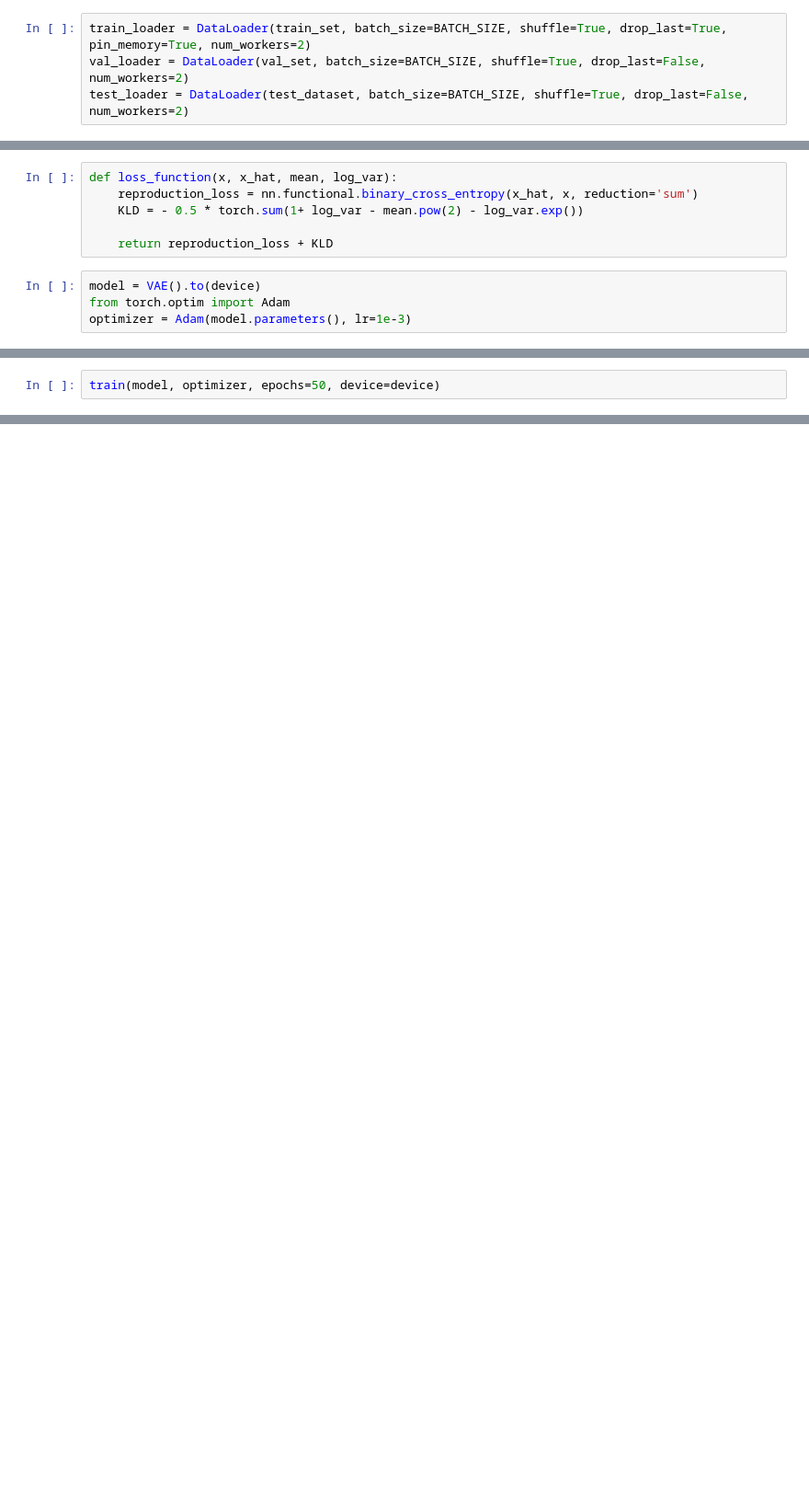
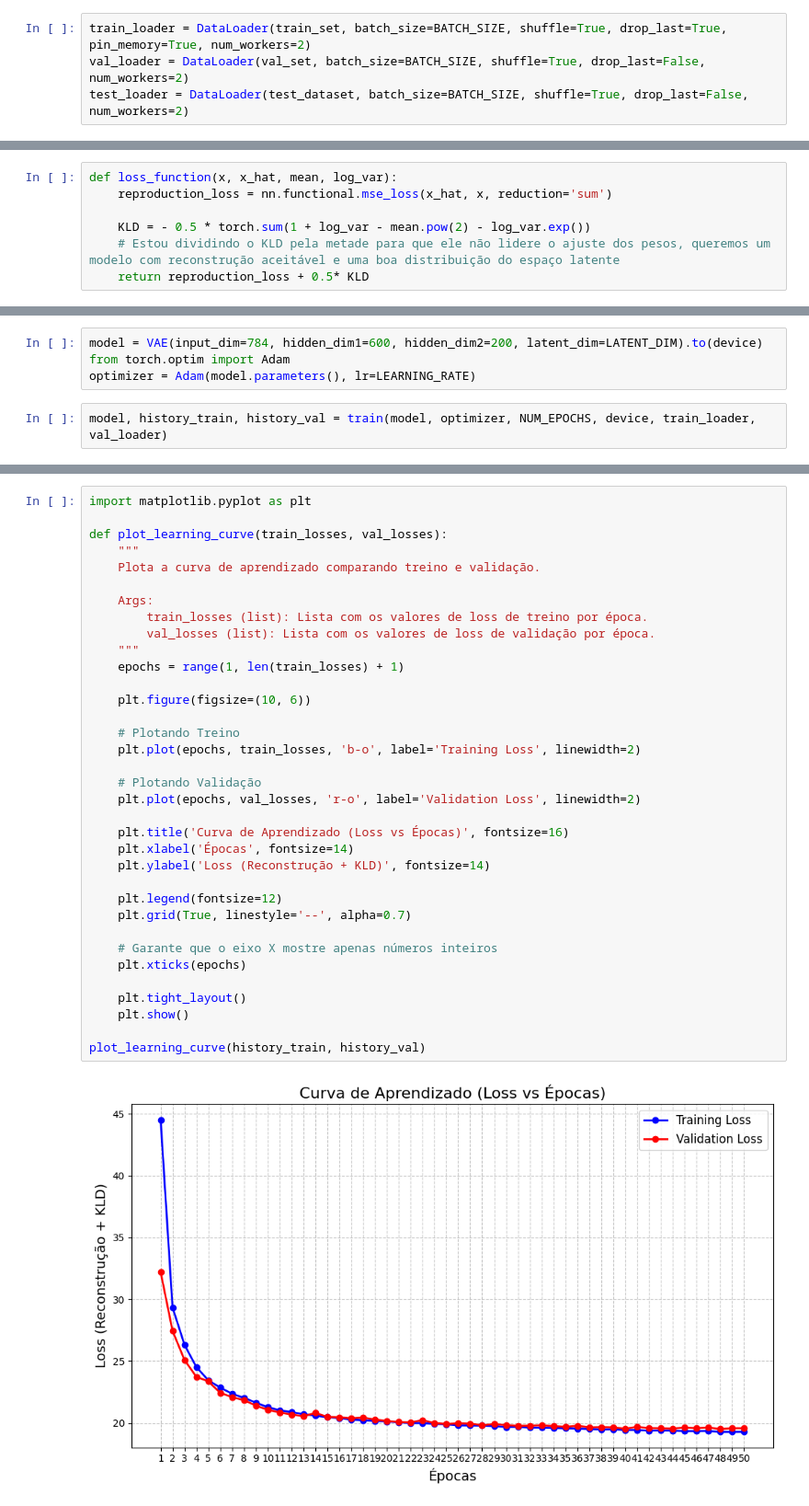
Before and after one commit to Luis-Menezes/NN_SupervisedLearning, a Jupyter notebook: project_3.ipynb, the cells around one changed output, grey strips where cells are left out. Shown at 92% size. Cells and saved outputs as stored; diff of their text form; blank space fills up the shorter version.

```diff
--- a/project_3.ipynb
+++ b/project_3.ipynb
@@ -180,12 +176,9 @@ class VAE(nn.Module):
         return x_hat, mean, log_var
 # %%
 def loss_function(x, x_hat, mean, log_var):
-    reproduction_loss = nn.functional.binary_cross_entropy(x_hat, x, reduction='sum')
-    KLD = - 0.5 * torch.sum(1+ log_var - mean.pow(2) - log_var.exp())
+    reproduction_loss = nn.functional.mse_loss(x_hat, x, reduction='sum')
 
-    return reproduction_loss + KLD
+    KLD = - 0.5 * torch.sum(1 + log_var - mean.pow(2) - log_var.exp())
+    # Estou dividindo o KLD pela metade para que ele não lidere o ajuste dos pesos, queremos um modelo com reconstrução aceitável e uma boa distribuição do espaço latente
+    return reproduction_loss + 0.5* KLD
-# %%
-model = VAE().to(device)
-from torch.optim import Adam
-optimizer = Adam(model.parameters(), lr=1e-3)
 # %%
@@ -211,3 +241,7 @@ def train(model, optimizer, epochs, device, x_dim=784):
+# %%
+model = VAE(input_dim=784, hidden_dim1=600, hidden_dim2=200, latent_dim=LATENT_DIM).to(device)
+from torch.optim import Adam
+optimizer = Adam(model.parameters(), lr=LEARNING_RATE)
 # %%
-train(model, optimizer, epochs=50, device=device)
+model, history_train, history_val = train(model, optimizer, NUM_EPOCHS, device, train_loader, val_loader)
 # %% [output]
@@ -246,0 +265,37 @@ gen_fashion(0.0, 1.0), gen_fashion(1.0, 0.0)
+# %%
+import matplotlib.pyplot as plt
+
+def plot_learning_curve(train_losses, val_losses):
+    """
+    Plota a curva de aprendizado comparando treino e validação.
+
+    Args:
+        train_losses (list): Lista com os valores de loss de treino por época.
+        val_losses (list): Lista com os valores de loss de validação por época.
+    """
+    epochs = range(1, len(train_losses) + 1)
+
+    plt.figure(figsize=(10, 6))
+
+    # Plotando Treino
+    plt.plot(epochs, train_losses, 'b-o', label='Training Loss', linewidth=2)
+
+    # Plotando Validação
+    plt.plot(epochs, val_losses, 'r-o', label='Validation Loss', linewidth=2)
+
+    plt.title('Curva de Aprendizado (Loss vs Épocas)', fontsize=16)
+    plt.xlabel('Épocas', fontsize=14)
+    plt.ylabel('Loss (Reconstrução + KLD)', fontsize=14)
+
+    plt.legend(fontsize=12)
+    plt.grid(True, linestyle='--', alpha=0.7)
+
+    # Garante que o eixo X mostre apenas números inteiros
+    plt.xticks(epochs)
+
+    plt.tight_layout()
+    plt.show()
+
+plot_learning_curve(history_train, history_val)
+# %% [output]
+[figure, added]
```
Also changed, not shown: parts of 24 cells of this notebook.
